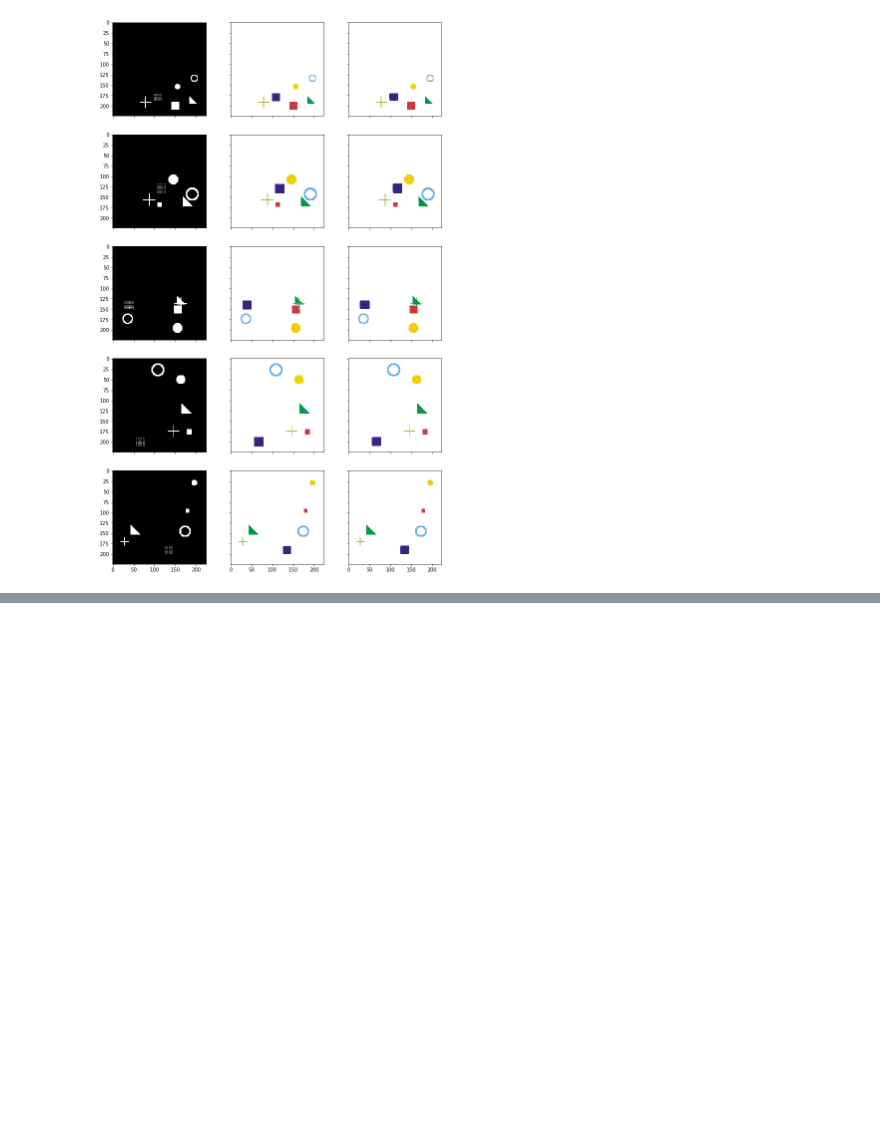
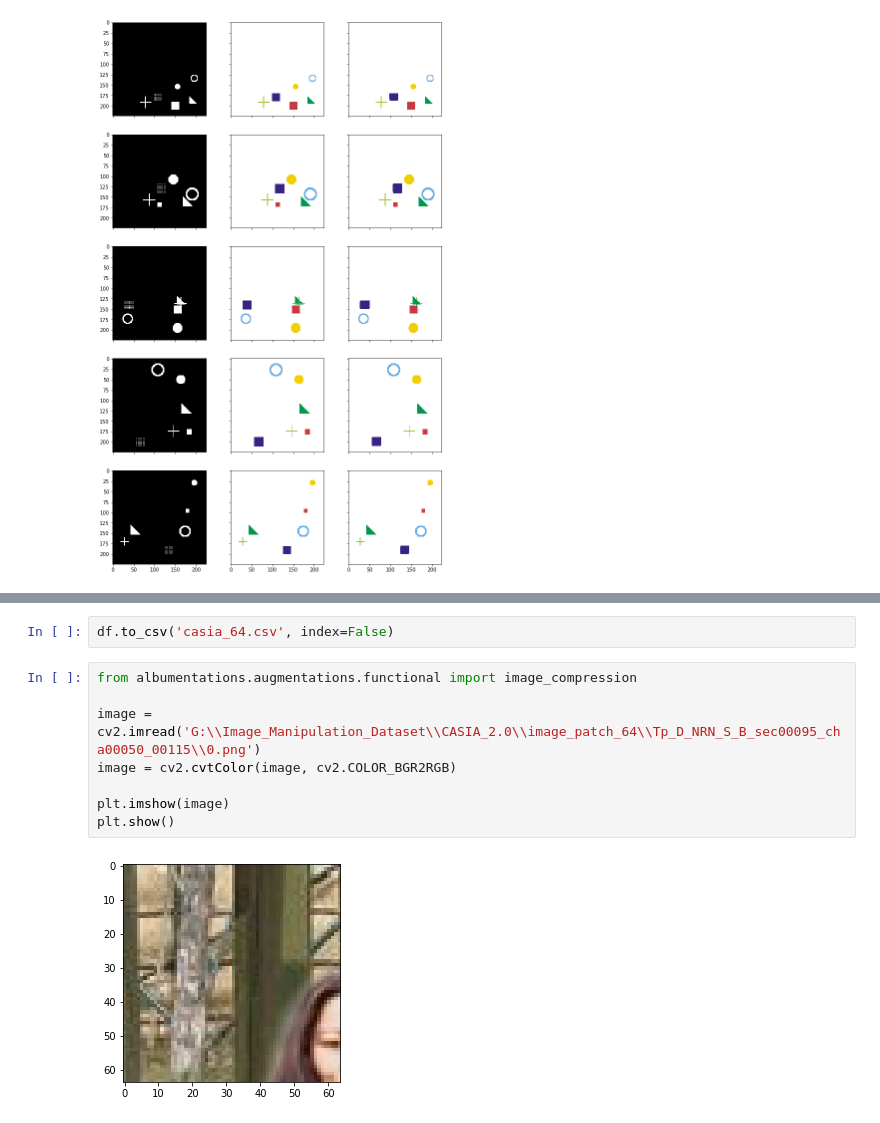
Before and after one commit to sowmen/imanip_main, a Jupyter notebook: scratchpad.ipynb, the cells around one changed output, grey strips where cells are left out. Saved outputs shown, nothing was run; the diff lists cells and outputs as text; blank space fills up the shorter version.

```diff
--- a/scratchpad.ipynb
+++ b/scratchpad.ipynb
@@ -998,0 +1019,12 @@ torch.Size([1, 1])
+# %%
+df.to_csv('casia_64.csv', index=False)
+# %%
+from albumentations.augmentations.functional import image_compression
+
+image = cv2.imread('G:\\Image_Manipulation_Dataset\\CASIA_2.0\\image_patch_64\\Tp_D_NRN_S_B_sec00095_cha00050_00115\\0.png')
+image = cv2.cvtColor(image, cv2.COLOR_BGR2RGB)
+
+plt.imshow(image)
+plt.show()
+# %% [output]
+[figure, added]
```
Also changed, not shown: parts of 17 cells of this notebook, 5 other files.
